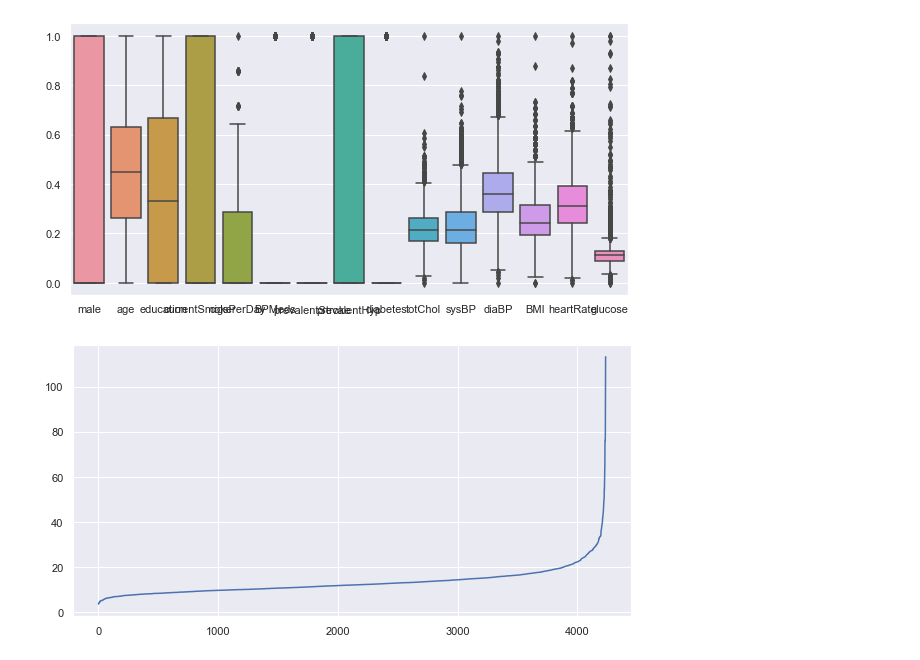
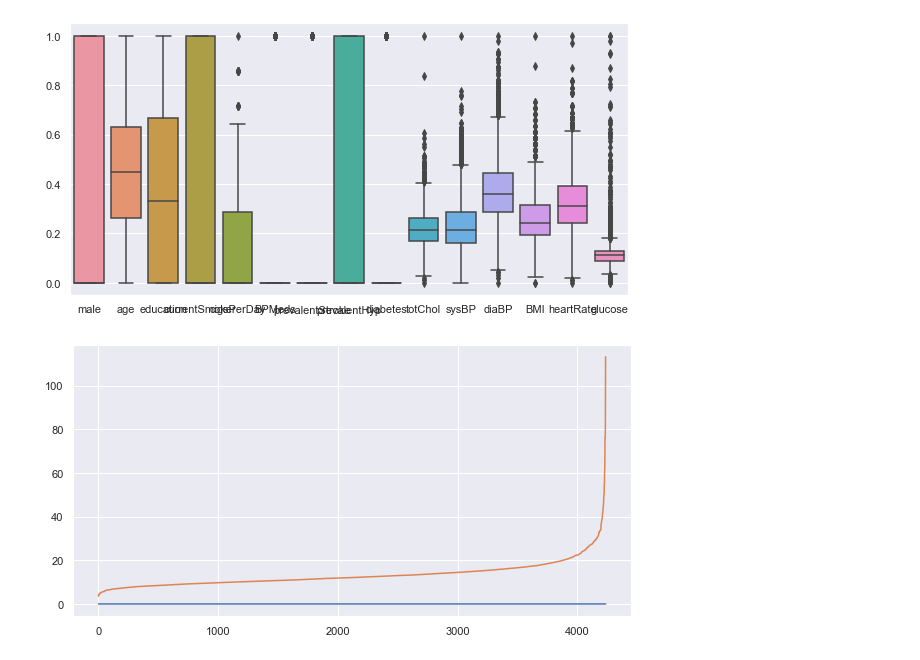
Before and after one commit to bitspilanigroup2/heartdisease, a Jupyter notebook: notebooks/1.0-lalitha-initial-data-exploration.ipynb, the cells around one changed output. Drawn from its saved outputs; the diff is of its cells as text; code cells hidden in the pictures.

```diff
--- a/notebooks/1.0-lalitha-initial-data-exploration.ipynb
+++ b/notebooks/1.0-lalitha-initial-data-exploration.ipynb
@@ -233,12 +308,12 @@ Name: diabetes, dtype: int64
 # %%
 #Performing mean imputation on the fields that have nulls
-df["education"].replace(np.nan, df["education"].astype("float32").mean(axis = 0), inplace = True)
-df["cigsPerDay"].replace(np.nan, df["cigsPerDay"].astype("float32").mean(axis = 0), inplace = True)
-df["BPMeds"].replace(np.nan, df["BPMeds"].astype("float32").mean(axis = 0), inplace = True)
-df["totChol"].replace(np.nan, df["totChol"].astype("float32").mean(axis = 0), inplace = True)
-df["BMI"].replace(np.nan, df["BMI"].astype("float32").mean(axis = 0), inplace = True)
-df["glucose"].replace(np.nan, df["glucose"].astype("float32").mean(axis = 0), inplace = True)
-df["heartRate"].replace(np.nan, df["heartRate"].astype("float32").mean(axis = 0), inplace = True)
+#df["education"].replace(np.nan, df["education"].astype("float32").mean(axis = 0), inplace = True)
+#df["cigsPerDay"].replace(np.nan, df["cigsPerDay"].astype("float32").mean(axis = 0), inplace = True)
+#df["BPMeds"].replace(np.nan, df["BPMeds"].astype("float32").mean(axis = 0), inplace = True)
+#df["totChol"].replace(np.nan, df["totChol"].astype("float32").mean(axis = 0), inplace = True)
+#df["BMI"].replace(np.nan, df["BMI"].astype("float32").mean(axis = 0), inplace = True)
+#df["glucose"].replace(np.nan, df["glucose"].astype("float32").mean(axis = 0), inplace = True)
+#df["heartRate"].replace(np.nan, df["heartRate"].astype("float32").mean(axis = 0), inplace = True)
 # %%
 from sklearn.impute import SimpleImputer
 def imputeByMean(data, nonNumeric):
@@ -304,5 +397,0 @@ df.columns.to_series().groupby(df.dtypes).groups
-# %%
-#Converting all datatypes to integer for further processing
-df[['education', 'cigsPerDay', 'BPMeds', 'totChol', 'sysBP', 'diaBP', 'BMI', 'glucose','heartRate']] = df[['education', 'cigsPerDay', 'BPMeds', 'totChol', 'sysBP', 'diaBP', 'BMI', 'glucose','heartRate']].astype(int)
-#df[['heartRate']] = df[['heartRate']].astype(int)
-#df.iloc[:,0:8] = df.iloc[:,0:8].astype(int)
@@ -399,22 +475,22 @@ visualizeOutlier(scaledData)
 # %%
 from sklearn.neighbors import NearestNeighbors
 
 def findDBScanEPS(data, n_neighbors):
 #try:
     nn = NearestNeighbors(n_neighbors=2)
     nbrs = nn.fit(data)
     distances, indices = nbrs.kneighbors(data)
 
     distances = np.sort(distances, axis=0)
-    distances = distances[:, 1]
+    #distances = distances[:, 1]
     plt.plot(distances)
 #except Exception as exp:
 #err = self.errObj.handleErr(str(exp))
 #print(str(err))
 
 findDBScanEPS(df, 2)
 # %% [output]
-[figure, old version]
+[figure, new version]
 # %%
 from sklearn.cluster import DBSCAN
 
```
Also changed, not shown: parts of 24 cells of this notebook.
